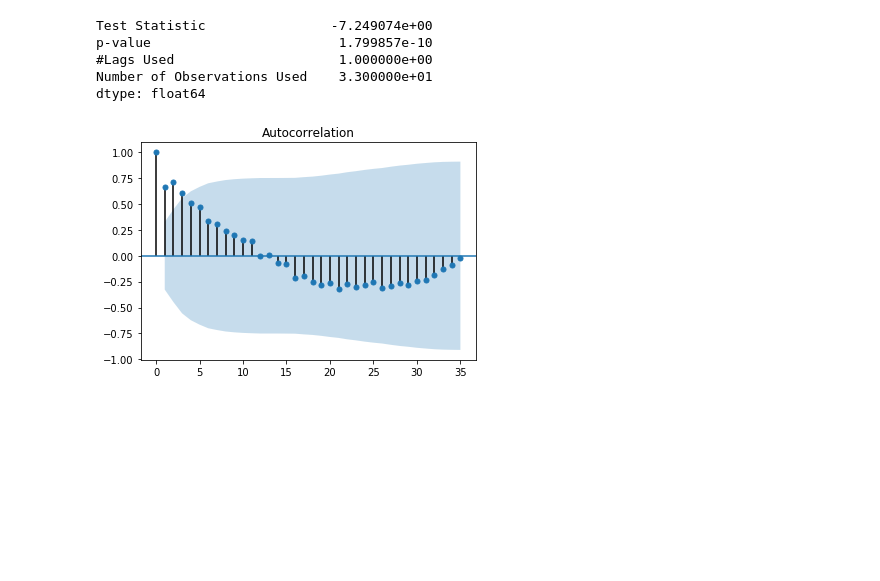
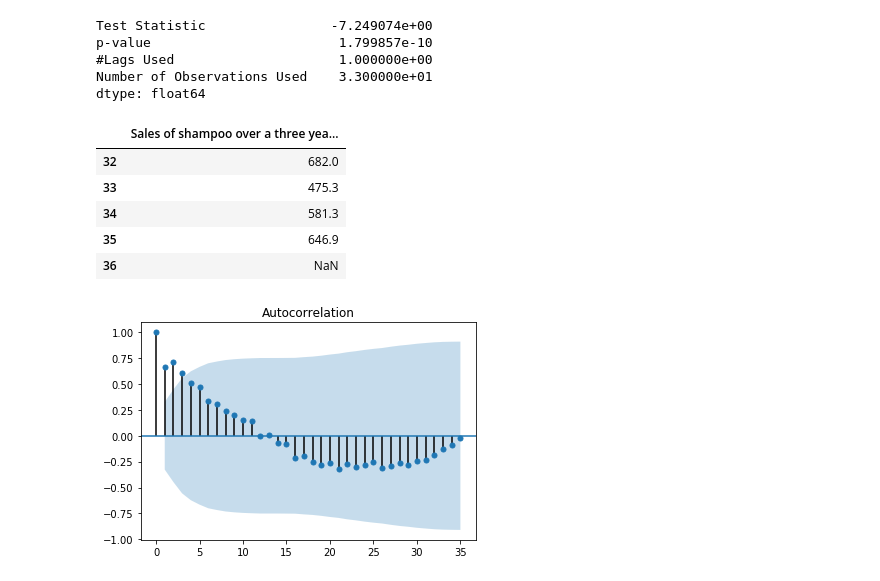
Before and after one commit to krbarounis/nyc-mhtn-ds-071519-lectures, a Jupyter notebook: week-8/time_series/Time Series Modeling (Part 2)/Modeling Time Series.ipynb, the cells around one changed output. Saved outputs shown, nothing was run; the diff lists cells and outputs as text; code cells hidden in the pictures; blank space fills up the shorter version.

```diff
--- a/week-8/time_series/Time Series Modeling (Part 2)/Modeling Time Series.ipynb
+++ b/week-8/time_series/Time Series Modeling (Part 2)/Modeling Time Series.ipynb
@@ -99,6 +103,15 @@ p-value                        1.799857e-10
 #Lags Used                     1.000000e+00
 Number of Observations Used    3.300000e+01
 dtype: float64
+# %%
+shampoo.tail()
+# %% [output]
+|  | Sales of shampoo over a three yea... |
+| 32 | 682.0 |
+| 33 | 475.3 |
+| 34 | 581.3 |
+| 35 | 646.9 |
+| 36 | NaN |
 # %%
 #ACF/PACF to determine which terms in include (MA or AR or Both?)
 from statsmodels.graphics.tsaplots import plot_acf
```
Also changed, not shown: parts of 2 cells of this notebook.
